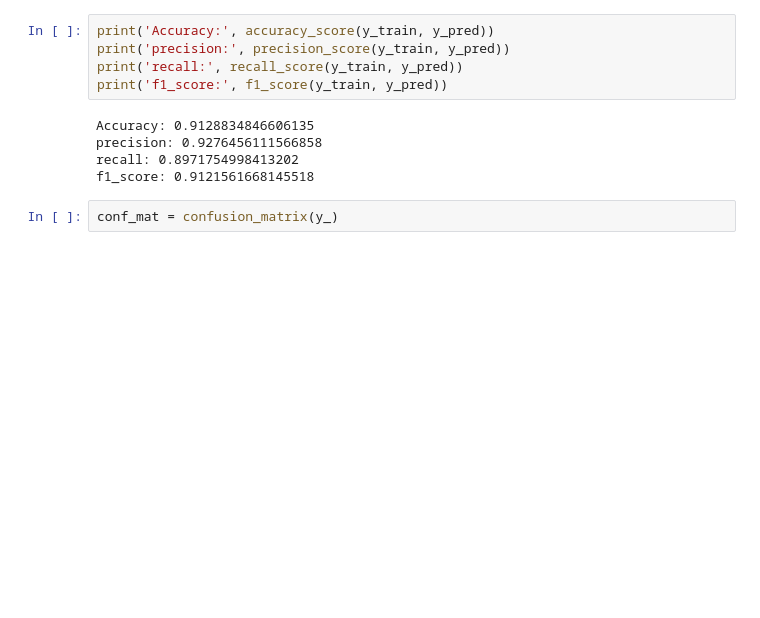
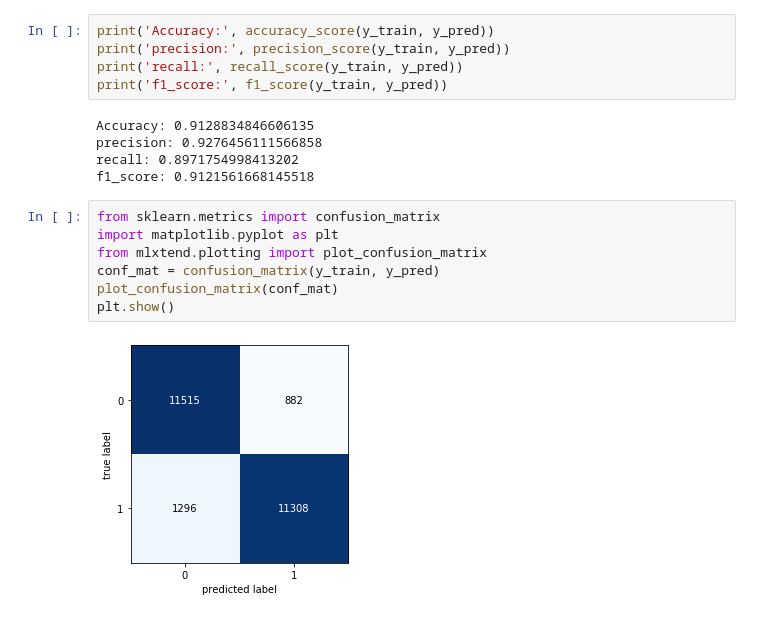
Before and after one commit to sergiovasquez122/CECS-456, a Jupyter notebook: Sentiment_Analysis.ipynb, the cells around one changed output. Saved outputs shown, nothing was run; the diff lists cells and outputs as text; blank space fills up the shorter version.

```diff
--- a/Sentiment_Analysis.ipynb
+++ b/Sentiment_Analysis.ipynb
@@ -505,5 +505,12 @@ Accuracy: 0.9128834846606135
 precision: 0.9276456111566858
 recall: 0.8971754998413202
 f1_score: 0.9121561668145518
-# %%
-conf_mat = confusion_matrix(y_)
+# %%
+from sklearn.metrics import confusion_matrix
+import matplotlib.pyplot as plt
+from mlxtend.plotting import plot_confusion_matrix
+conf_mat = confusion_matrix(y_train, y_pred)
+plot_confusion_matrix(conf_mat)
+plt.show()
+# %% [output]
+[figure, added]
```
